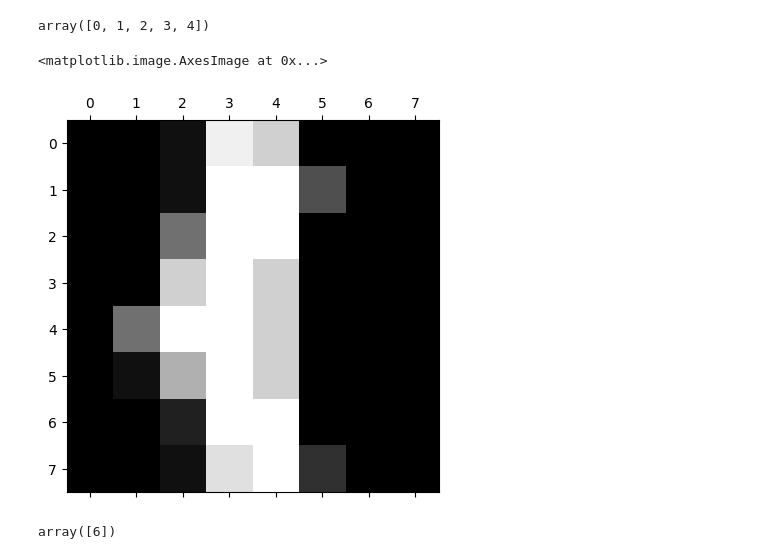
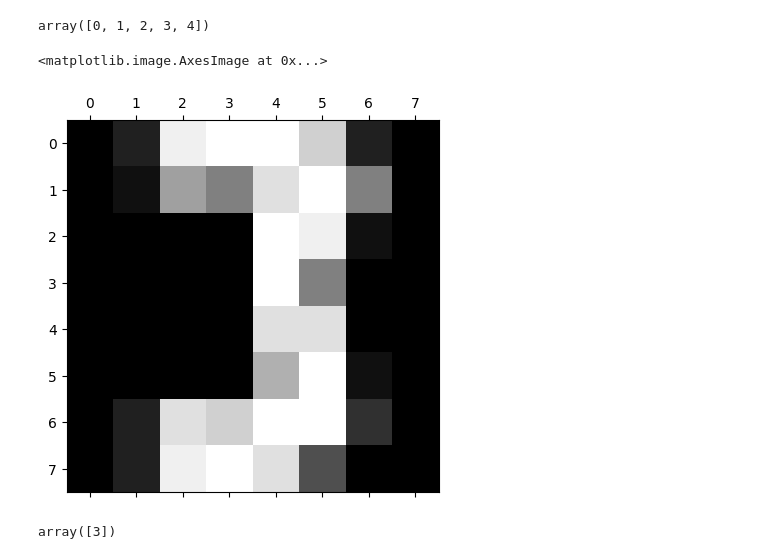
Before and after one commit to harsh6754/DSA-Problems, a Jupyter notebook: DVDAPracticals/practical7.ipynb, the cells around one changed output. Cells and saved outputs as stored; diff of their text form; code cells hidden in the pictures.

```diff
--- a/DVDAPracticals/practical7.ipynb
+++ b/DVDAPracticals/practical7.ipynb
@@ -304,14 +304,14 @@ model.predict(digits.data[0:5])
 # %% [output]
 array([0, 1, 2, 3, 4])
 # %%
-plt.matshow(digits.images[99])
+plt.matshow(digits.images[98])
 # %% [output]
 <matplotlib.image.AxesImage at 0x...>
-[figure, old version]
+[figure, new version]
 # %%
-model.predict(digits.data[[67]])
+model.predict(digits.data[[98]])
 # %% [output]
-array([6])
+array([3])
 # %%
 y_predicted = model.predict(X_test)
 # %%
```
Also changed, not shown: parts of 9 cells of this notebook, 6 other files.
